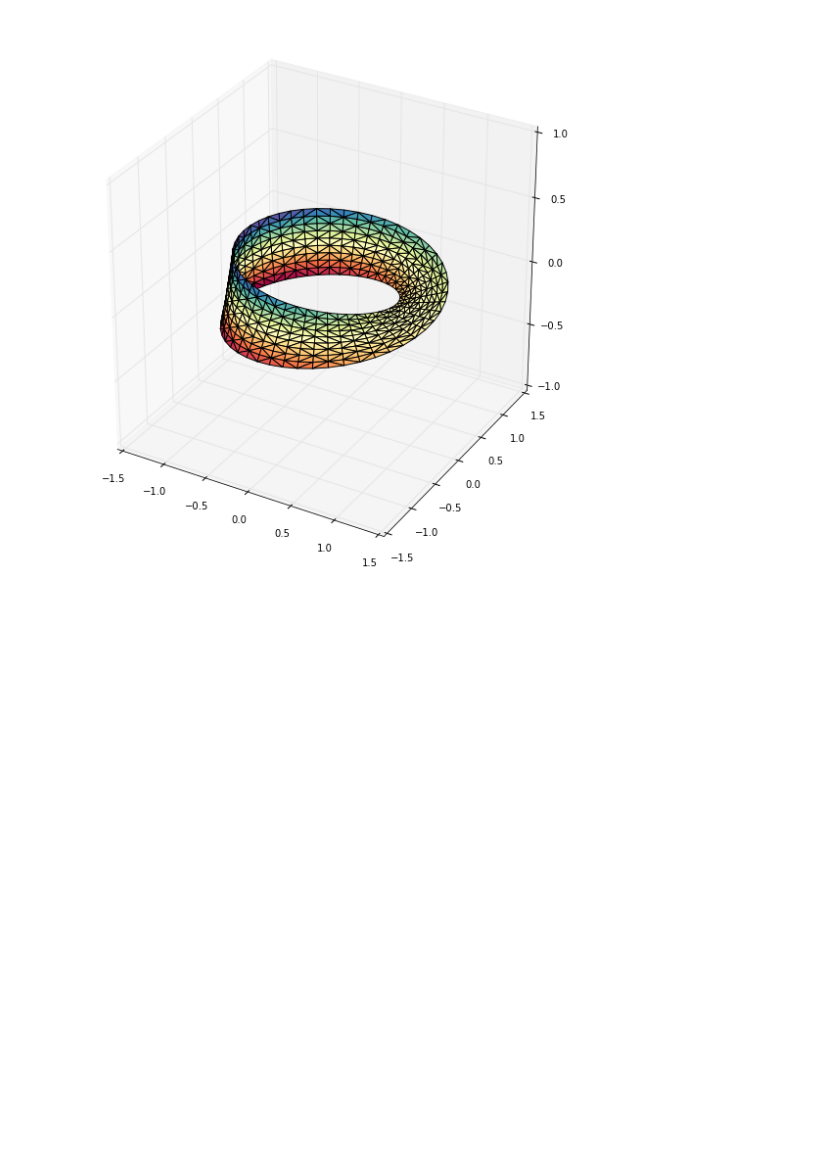
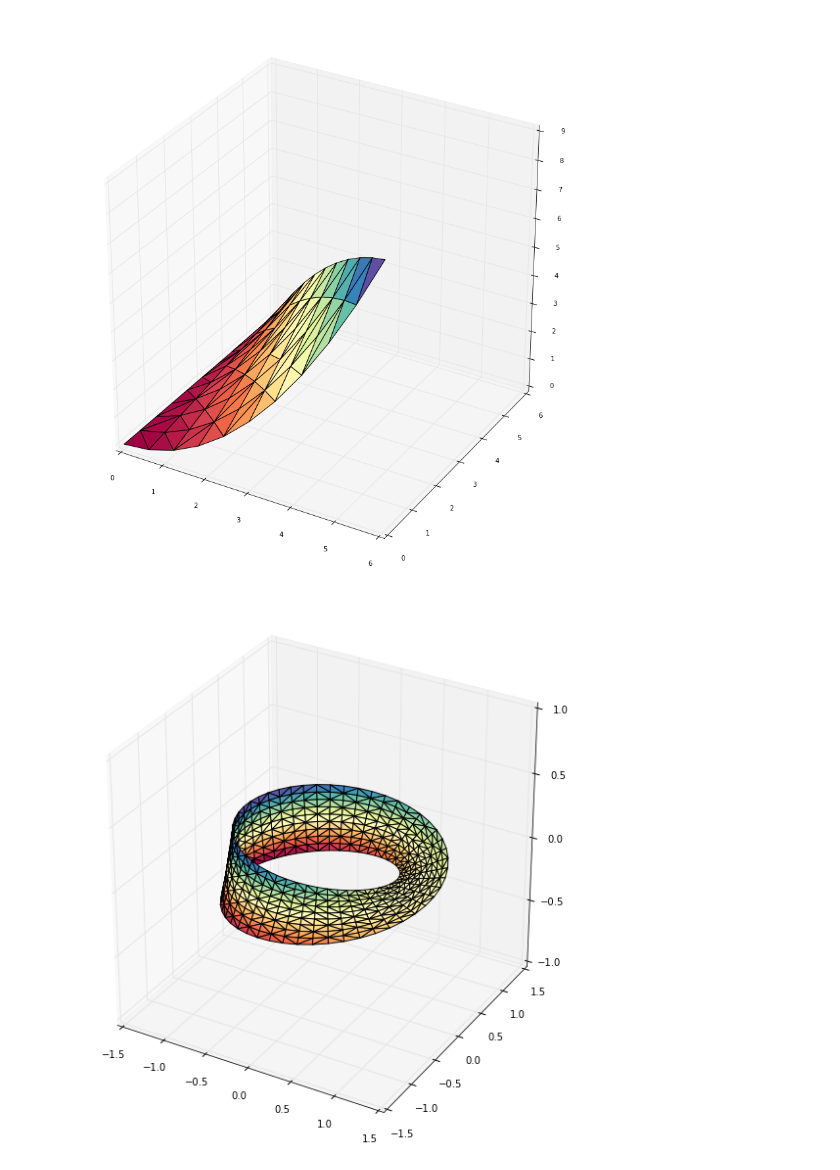
Before and after one commit to massimo-nocentini/cagd, a Jupyter notebook: surfaces/Triangular Bezier Patches.ipynb, the cells around one changed output. Cells and saved outputs as stored; diff of their text form; code cells hidden in the pictures; blank space fills up the shorter version.

```diff
--- a/surfaces/Triangular Bezier Patches.ipynb
+++ b/surfaces/Triangular Bezier Patches.ipynb
@@ -116,19 +116,33 @@ def de_casteljau(order, control_net, ntab, V=None):
 # %%
 
 import numpy as np
 import trianglesCore as tc
+import matplotlib.pyplot as plt
+from mpl_toolkits.mplot3d import Axes3D
 
 def exercise_one():
     control_net = np.array([[0,6,0],
                             [0,3,0],
                             [3,3,6],
                             [0,0,0],
                             [3,0,0],
-                            [6,0,9]]).transpose()
+                            [6,0,9]][::-1]).transpose()
 
-    surface, tri, U = tc.de_casteljau(3, control_net, 6)
+    surface, tri, U = tc.de_casteljau(3,control_net, 10)
+
+    x, y, z = surface[0,:],surface[1,:],surface[2,:]
+
+    figsize(15,15)
+    fig = plt.figure()
+    ax = fig.add_subplot(1, 1, 1, projection='3d')
+
+    # The triangles in parameter space determine which x, y, z points are
+    # connected by an edge
+    ax.plot_trisurf(x, y, z, cmap=plt.cm.Spectral)#, edgecolor='none')
 
 exercise_one()
+# %% [output]
+[figure, added]
 # %%
 import numpy as np
 import matplotlib.pyplot as plt
```
Also changed, not shown: 2 other files.
